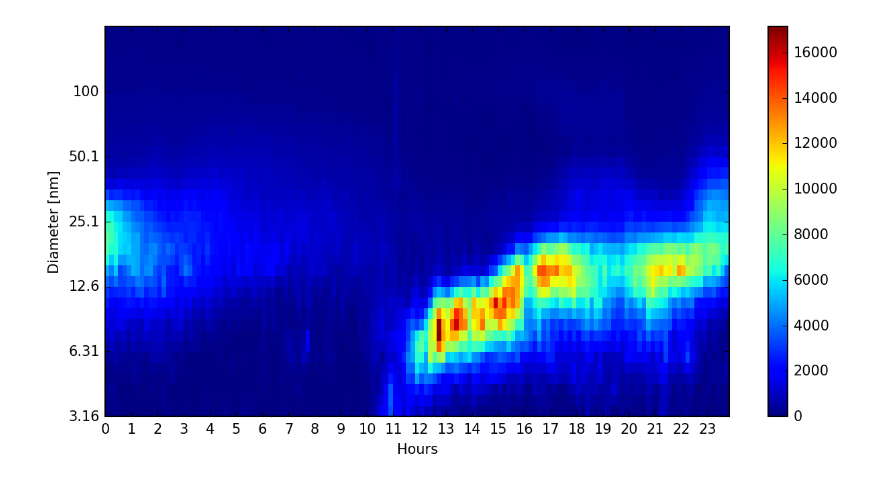
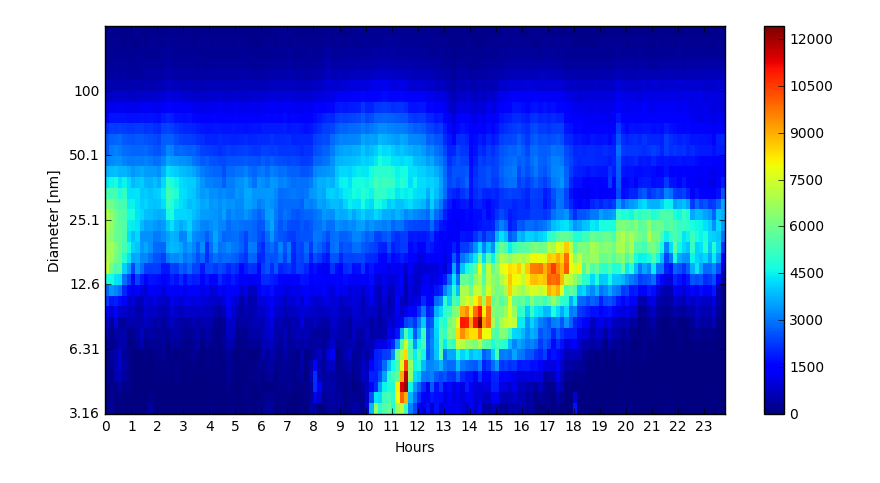
Before and after one commit to markusstocker/pynpf, a Jupyter notebook: example.ipynb, the cells around one changed output. Saved outputs shown, nothing was run; the diff lists cells and outputs as text; code cells hidden in the pictures.

```diff
--- a/example.ipynb
+++ b/example.ipynb
@@ -1,7 +0,0 @@
-# %%
-from smear.datafetcher import fetchdata
-from smear.dataplotter import plotdata
-
-plotdata(fetchdata('2011-03-26'))
-# %% [output]
-[figure, removed]
@@ -17,0 +1,10 @@ Store().add_event(e)
+# %%
+from smear.datafetcher import fetchdata
+from smear.dataplotter import plotdata
+from entity.hyytiaelae import Hyytiaelae
+
+# Fetch and plot concentration data for the given time and location
+# from SmartSMEAR, https://avaa.tdata.fi/web/smart
+plotdata(fetchdata('2013-04-04', Hyytiaelae()))
+# %% [output]
+[figure, added]
```
Also changed, not shown: parts of 6 cells of this notebook, 15 other files.
